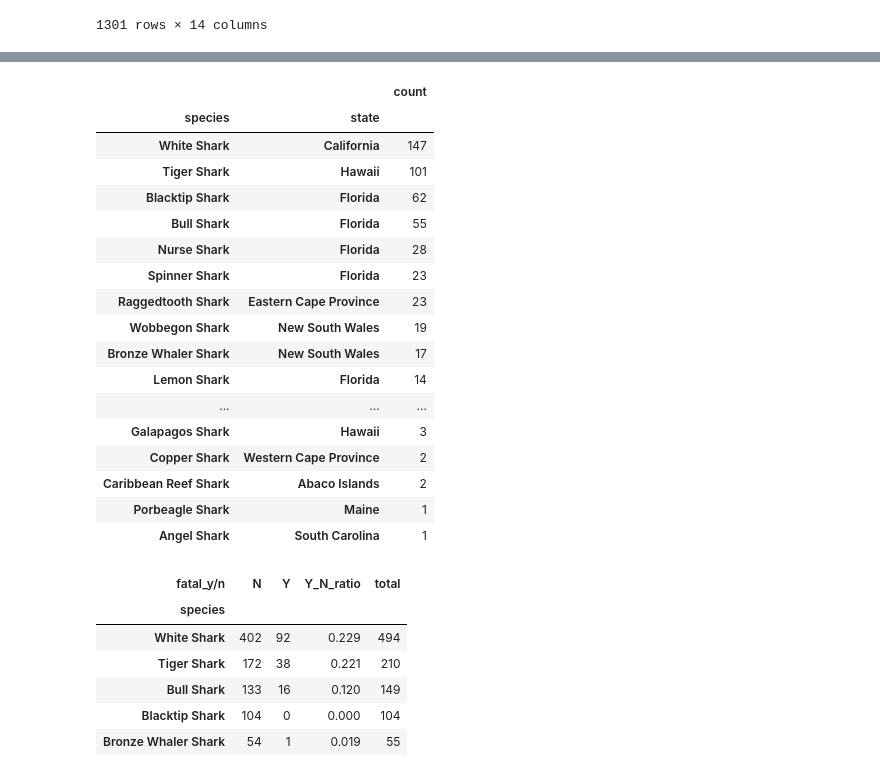
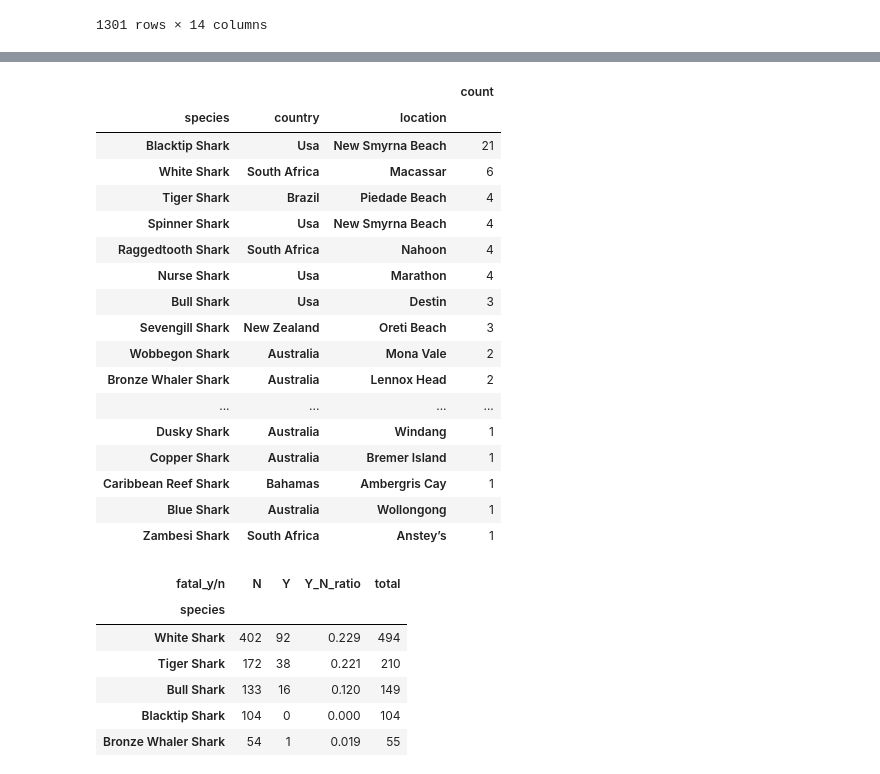
Before and after one commit to estebanba/mini-project-sharks, a Jupyter notebook: main.ipynb, the cells around one changed output, grey strips where cells are left out. Cells and saved outputs as stored; diff of their text form; code cells hidden in the pictures.

```diff
--- a/main.ipynb
+++ b/main.ipynb
@@ -301,28 +319,27 @@ sharks_df
 # %%
-# Exploring
 
-# States sorted by most common species
-most_common_species_by_state = sharks_df.groupby(['species'])['state'].agg(lambda x: x.value_counts().index[0]).sort_values().head(30)
-most_common_species_by_state = sharks_df.groupby(['species'])['state'].value_counts().groupby(level=0).head(1).sort_values(ascending=False)
+# Locations sorted by most common species
+most_common_species_by_state = sharks_df.groupby(['species'])[['country','location']].agg(lambda x: x.value_counts().index[0]).sort_values('country')
+most_common_species_by_state = sharks_df.groupby(['species'])[['country','location']].value_counts().groupby(level=0).head(1).sort_values(ascending=False)
 
 df_most_common = pd.DataFrame(most_common_species_by_state)
 display(df_most_common)
 # %% [output]
-|  |  | count |
-| species | state |  |
-| White Shark | California | 147 |
-| Tiger Shark | Hawaii | 101 |
-| Blacktip Shark | Florida | 62 |
-| Bull Shark | Florida | 55 |
-| Nurse Shark | Florida | 28 |
-| Spinner Shark | Florida | 23 |
-| Raggedtooth Shark | Eastern Cape Province | 23 |
-| Wobbegon Shark | New South Wales | 19 |
-| Bronze Whaler Shark | New South Wales | 17 |
-| Lemon Shark | Florida | 14 |
-| ... | ... | ... |
-| Galapagos Shark | Hawaii | 3 |
-| Copper Shark | Western Cape Province | 2 |
-| Caribbean Reef Shark | Abaco Islands | 2 |
-| Porbeagle Shark | Maine | 1 |
-| Angel Shark | South Carolina | 1 |
+|  |  |  | count |
+| species | country | location |  |
+| Blacktip Shark | Usa | New Smyrna Beach | 21 |
+| White Shark | South Africa | Macassar | 6 |
+| Tiger Shark | Brazil | Piedade Beach | 4 |
+| Spinner Shark | Usa | New Smyrna Beach | 4 |
+| Raggedtooth Shark | South Africa | Nahoon | 4 |
+| Nurse Shark | Usa | Marathon | 4 |
+| Bull Shark | Usa | Destin | 3 |
+| Sevengill Shark | New Zealand | Oreti Beach | 3 |
+| Wobbegon Shark | Australia | Mona Vale | 2 |
+| Bronze Whaler Shark | Australia | Lennox Head | 2 |
+| ... | ... | ... | ... |
+| Dusky Shark | Australia | Windang | 1 |
+| Copper Shark | Australia | Bremer Island | 1 |
+| Caribbean Reef Shark | Bahamas | Ambergris Cay | 1 |
+| Blue Shark | Australia | Wollongong | 1 |
+| Zambesi Shark | South Africa | Anstey’s | 1 |
```
Also changed, not shown: parts of 7 cells of this notebook, 1 other file.
